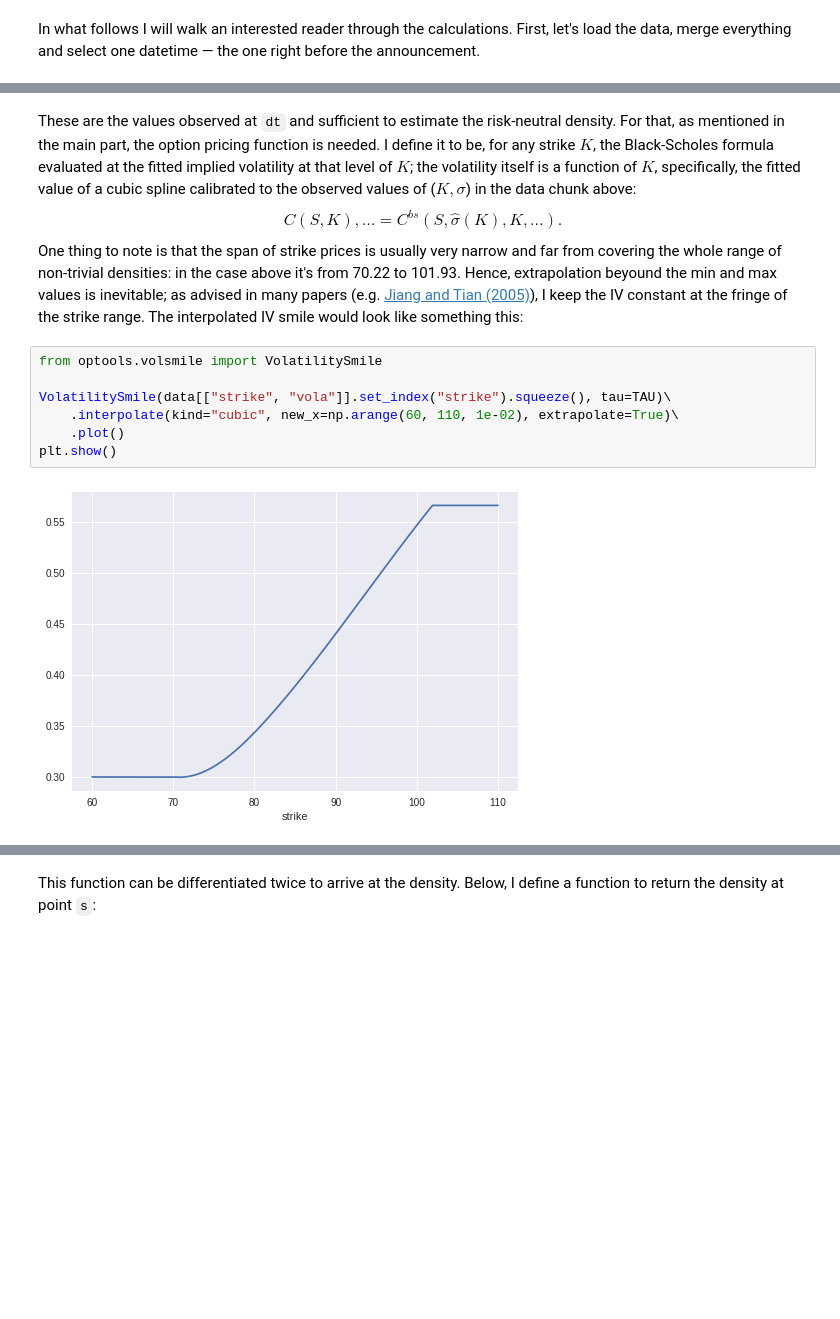
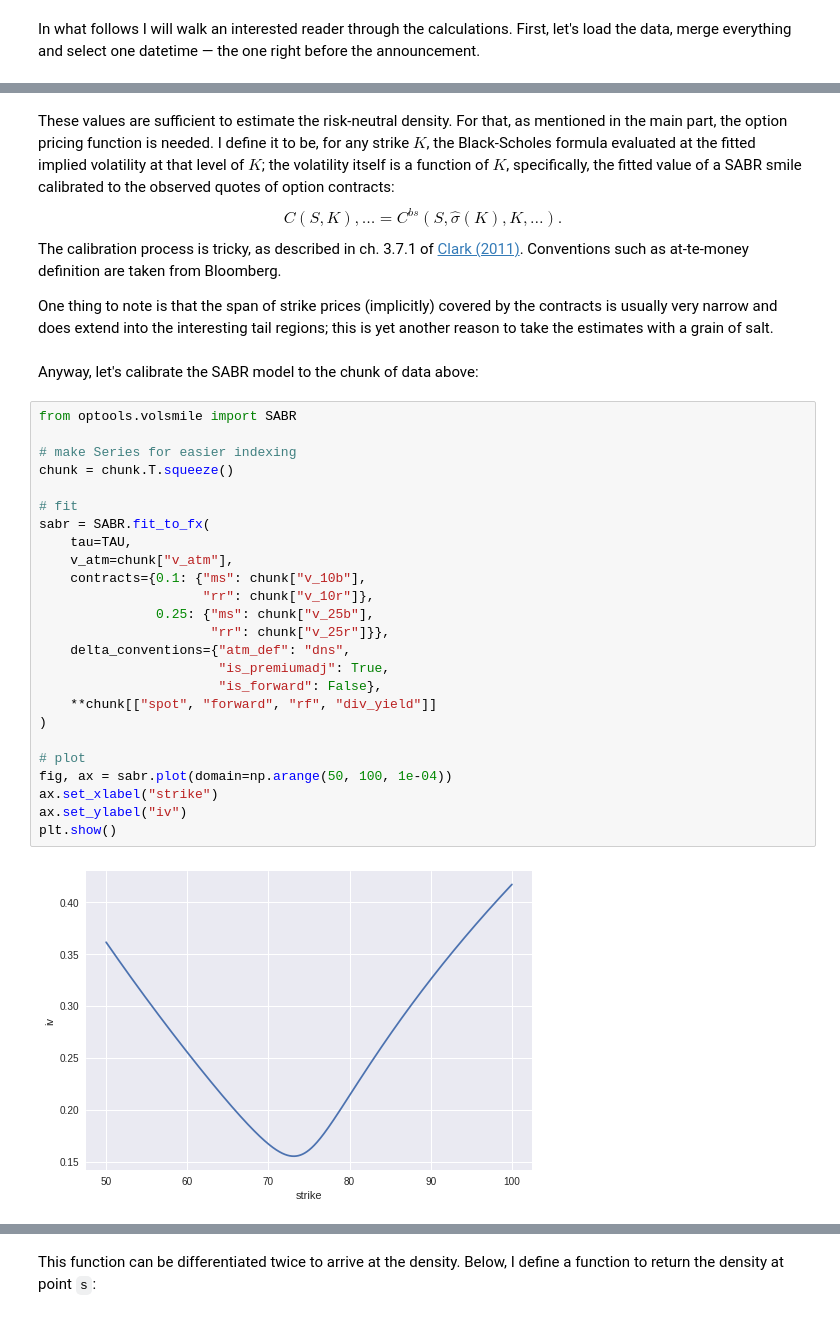
Before and after one commit to ipozdeev/fx-options-ukraine-war, a Jupyter notebook: walkthrough.ipynb, the cells around one changed output, grey strips where cells are left out. Saved outputs shown, nothing was run; the diff lists cells and outputs as text; blank space fills up the shorter version.

```diff
--- a/walkthrough.ipynb
+++ b/walkthrough.ipynb
@@ -238,14 +231,36 @@ format_dataframe(data)
 # %% [markdown]
-These are the values observed at `dt` and sufficient to estimate the risk-neutral density. For that, as mentioned in the main part, the option pricing function is needed. I define it to be, for any strike $K$, the Black-Scholes formula evaluated at the fitted implied volatility at that level of $K$; the volatility itself is a function of $K$, specifically, the fitted value of a cubic spline calibrated to the observed values of ($K, \sigma$) in the data chunk above:
+These values are sufficient to estimate the risk-neutral density. For that, as mentioned in the main part, the option pricing function is needed. I define it to be, for any strike $K$, the Black-Scholes formula evaluated at the fitted implied volatility at that level of $K$; the volatility itself is a function of $K$, specifically, the fitted value of a SABR smile calibrated to the observed quotes of option contracts:
 $$C(S, K), \ldots = C^{bs}(S, \hat{\sigma}(K), K, \ldots).$$
-One thing to note is that the span of strike prices is usually very narrow and far from covering the whole range of non-trivial densities: in the case above it's from 70.22 to 101.93. Hence, extrapolation beyound the min and max values is inevitable; as advised in many papers (e.g. [Jiang and Tian (2005)](https://www.jstor.org/stable/3598022)), I keep the IV constant at the fringe of the strike range. The interpolated IV smile would look like something this:
+The calibration process is tricky, as described in ch. 3.7.1 of [Clark (2011)](https://books.google.ch/books?id=7vua-0-2sgMC&redir_esc=y). Conventions such as at-te-money definition are taken from Bloomberg.
+
+One thing to note is that the span of strike prices (implicitly) covered by the contracts is usually very narrow and does extend into the interesting tail regions; this is yet another reason to take the estimates with a grain of salt.
+# %% [markdown]
+Anyway, let's calibrate the SABR model to the chunk of data above:
 # %%
-from optools.volsmile import VolatilitySmile
+from optools.volsmile import SABR
 
-VolatilitySmile(data[["strike", "vola"]].set_index("strike").squeeze(), tau=TAU)\
-    .interpolate(kind="cubic", new_x=np.arange(60, 110, 1e-02), extrapolate=True)\
-    .plot()
+# make Series for easier indexing
+chunk = chunk.T.squeeze()
+
+# fit
+sabr = SABR.fit_to_fx(
+    tau=TAU,
+    v_atm=chunk["v_atm"],
+    contracts={0.1: {"ms": chunk["v_10b"],
+                     "rr": chunk["v_10r"]},
+               0.25: {"ms": chunk["v_25b"],
+                      "rr": chunk["v_25r"]}},
+    delta_conventions={"atm_def": "dns",
+                       "is_premiumadj": True,
+                       "is_forward": False},
+    **chunk[["spot", "forward", "rf", "div_yield"]]
+)
+
+# plot
+fig, ax = sabr.plot(domain=np.arange(50, 100, 1e-04))
+ax.set_xlabel("strike")
+ax.set_ylabel("iv")
 plt.show()
 # %% [output]
-[figure, old version]
+[figure, new version]
 # %% [markdown]
```
Also changed, not shown: parts of 38 cells of this notebook, 2 other files.
